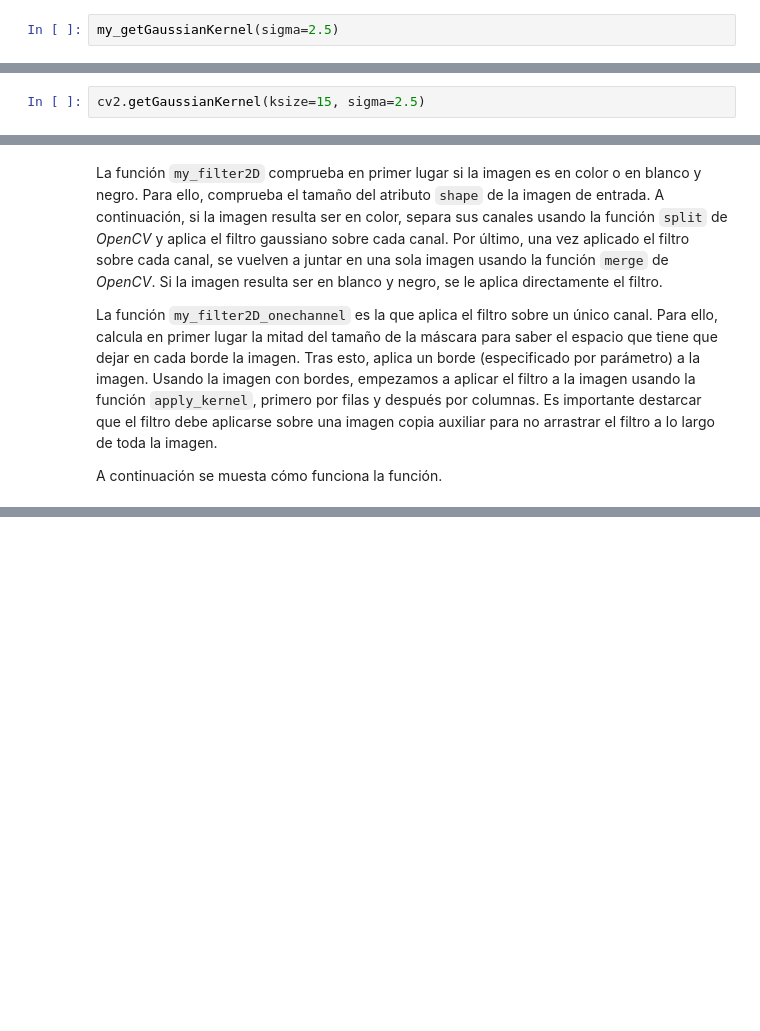
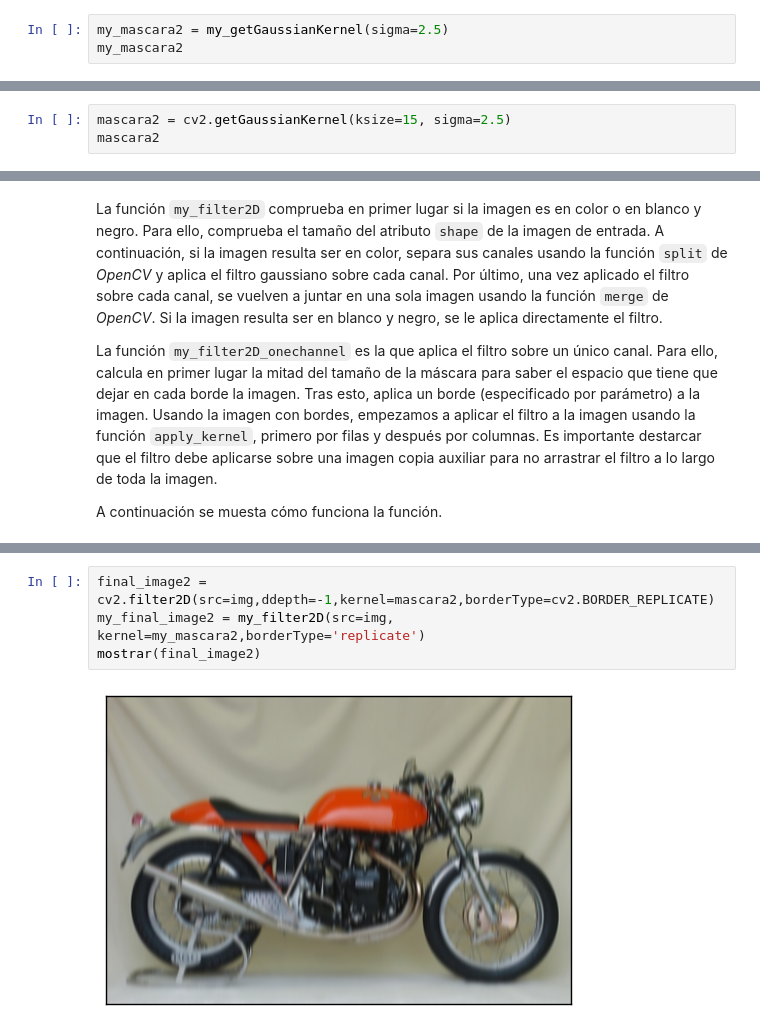
Before and after one commit to mgmacias95/Vision-por-Computador, a Jupyter notebook: P1/Visión por Computador - Práctica 1.ipynb, the cells around one changed output, grey strips where cells are left out. Drawn from its saved outputs; the diff is of its cells as text; blank space fills up the shorter version.

```diff
--- a/P1/Visión por Computador - Práctica 1.ipynb
+++ b/P1/Visión por Computador - Práctica 1.ipynb
@@ -55,13 +55,15 @@ array([[ 0.00443305],
        [ 0.05400558],
        [ 0.00443305]])
 # %%
-my_getGaussianKernel(sigma=2.5)
+my_mascara2 = my_getGaussianKernel(sigma=2.5)
+my_mascara2
 # %% [output]
 array([ 0.0031742 ,  0.00898051,  0.02165111,  0.04448076,  0.07787124,
         0.11617024,  0.14768132,  0.15998126,  0.14768132,  0.11617024,
         0.07787124,  0.04448076,  0.02165111,  0.00898051,  0.0031742 ])
 # %%
-cv2.getGaussianKernel(ksize=15, sigma=2.5)
+mascara2 = cv2.getGaussianKernel(ksize=15, sigma=2.5)
+mascara2
 # %% [output]
 array([[ 0.0031742 ],
        [ 0.00898051],
@@ -301,0 +293,6 @@ mostrar(make_collage([img,final_image,my_final_image], ["Original","OpenCV","Pro
+# %%
+final_image2 = cv2.filter2D(src=img,ddepth=-1,kernel=mascara2,borderType=cv2.BORDER_REPLICATE)
+my_final_image2 = my_filter2D(src=img, kernel=my_mascara2,borderType='replicate')
+mostrar(final_image2)
+# %% [output]
+[figure, added]
```
Also changed, not shown: parts of 5 cells of this notebook.
